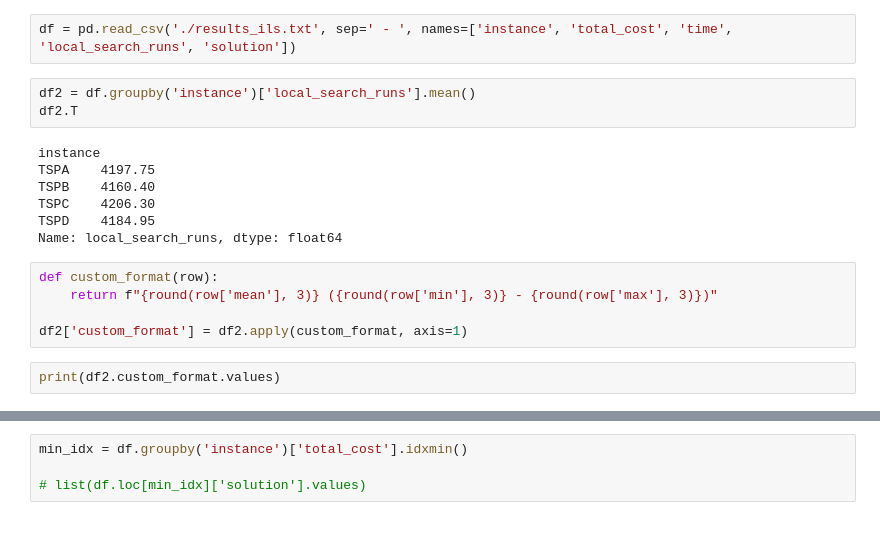
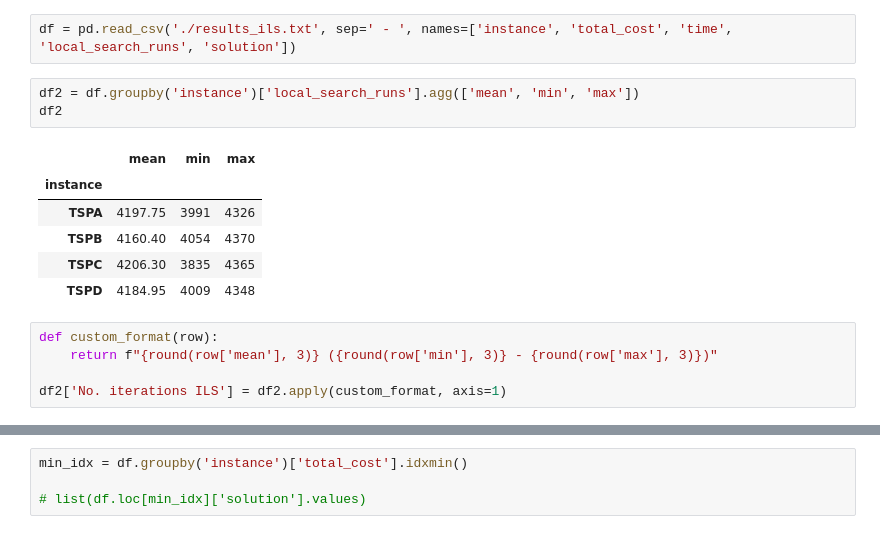
Before and after one commit to aksenyuk/evolutionary-computation, a Jupyter notebook: msls-ils/msls_ils.ipynb, the cells around one changed output, grey strips where cells are left out. Cells and saved outputs as stored; diff of their text form.

```diff
--- a/msls-ils/msls_ils.ipynb
+++ b/msls-ils/msls_ils.ipynb
@@ -255,19 +255,17 @@ get_total_cost(new_solution[1], distance_matrix, costs)
 # %%
 df = pd.read_csv('./results_ils.txt', sep=' - ', names=['instance', 'total_cost', 'time', 'local_search_runs', 'solution'])
 # %%
-df2 = df.groupby('instance')['local_search_runs'].mean()
-df2.T
+df2 = df.groupby('instance')['local_search_runs'].agg(['mean', 'min', 'max'])
+df2
 # %% [output]
-instance
-TSPA    4197.75
-TSPB    4160.40
-TSPC    4206.30
-TSPD    4184.95
-Name: local_search_runs, dtype: float64
+|  | mean | min | max |
+| instance |  |  |  |
+| TSPA | 4197.75 | 3991 | 4326 |
+| TSPB | 4160.40 | 4054 | 4370 |
+| TSPC | 4206.30 | 3835 | 4365 |
+| TSPD | 4184.95 | 4009 | 4348 |
 # %%
 def custom_format(row):
     return f"{round(row['mean'], 3)} ({round(row['min'], 3)} - {round(row['max'], 3)})"
 
-df2['custom_format'] = df2.apply(custom_format, axis=1)
+df2['No. iterations ILS'] = df2.apply(custom_format, axis=1)
-# %%
-print(df2.custom_format.values)
```
Also changed, not shown: parts of 1 cell of this notebook, 3 other files.
